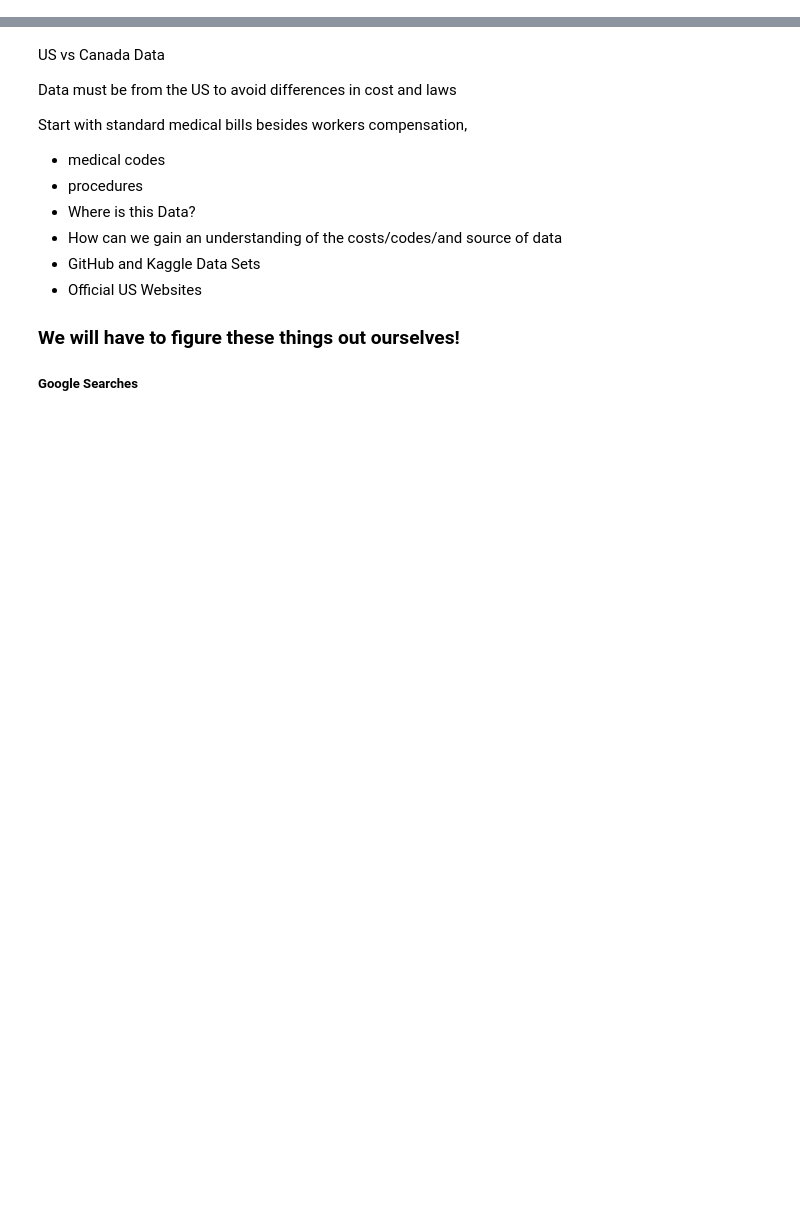
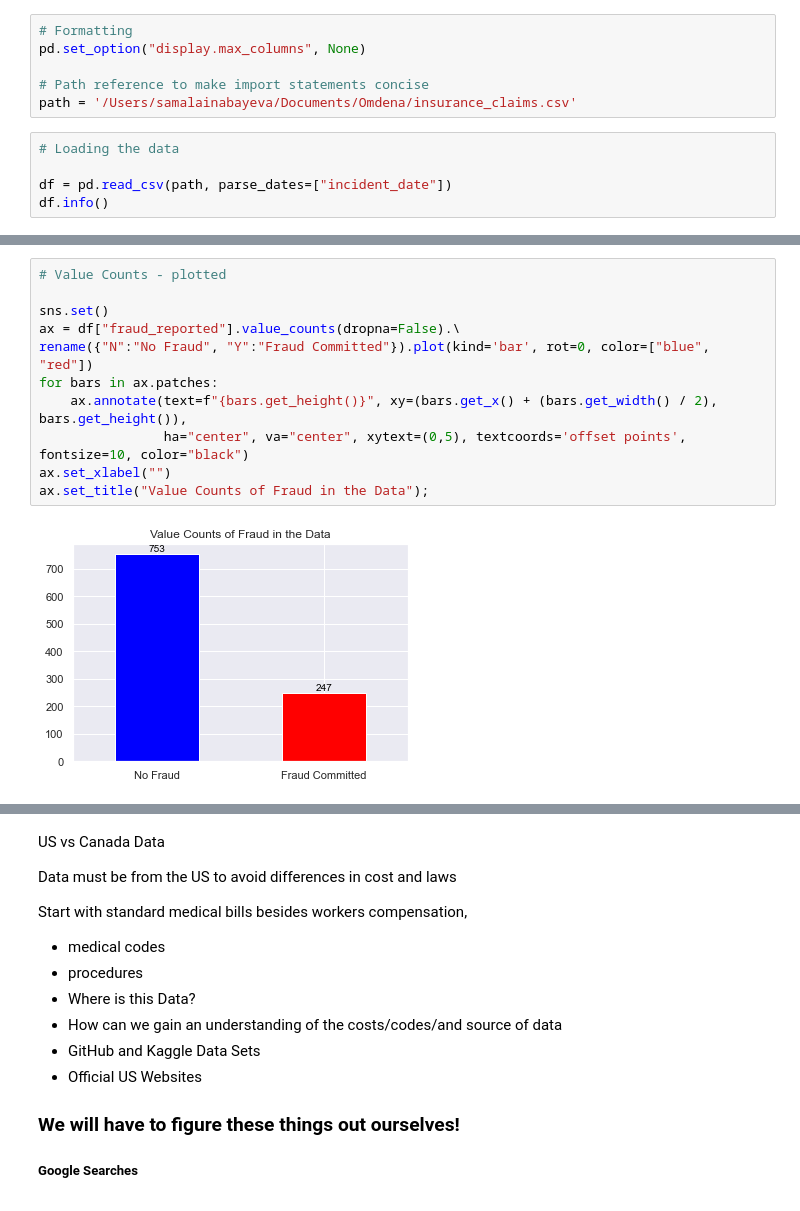
Before and after one commit to dvdhartsman/Insurance_Claims, a Jupyter notebook: Insurance_EDA.ipynb, the cells around one changed output, grey strips where cells are left out. Drawn from its saved outputs; the diff is of its cells as text; blank space fills up the shorter version.

```diff
--- a/Insurance_EDA.ipynb
+++ b/Insurance_EDA.ipynb
@@ -31,0 +17,11 @@ memory usage: 12.0+ MB
+# %%
+# Formatting
+pd.set_option("display.max_columns", None)
+
+# Path reference to make import statements concise
+path = '/Users/samalainabayeva/Documents/Omdena/insurance_claims.csv'
+# %%
+# Loading the data
+
+df = pd.read_csv(path, parse_dates=["incident_date"])
+df.info()
@@ -31,0 +121,13 @@ memory usage: 12.0+ MB
+# %%
+# Value Counts - plotted
+
+sns.set()
+ax = df["fraud_reported"].value_counts(dropna=False).\
+rename({"N":"No Fraud", "Y":"Fraud Committed"}).plot(kind='bar', rot=0, color=["blue", "red"])
+for bars in ax.patches:
+    ax.annotate(text=f"{bars.get_height()}", xy=(bars.get_x() + (bars.get_width() / 2), bars.get_height()),
+                ha="center", va="center", xytext=(0,5), textcoords='offset points', fontsize=10, color="black")
+ax.set_xlabel("")
+ax.set_title("Value Counts of Fraud in the Data");
+# %% [output]
+[figure, added]
```
Also changed, not shown: parts of 45 cells of this notebook.
